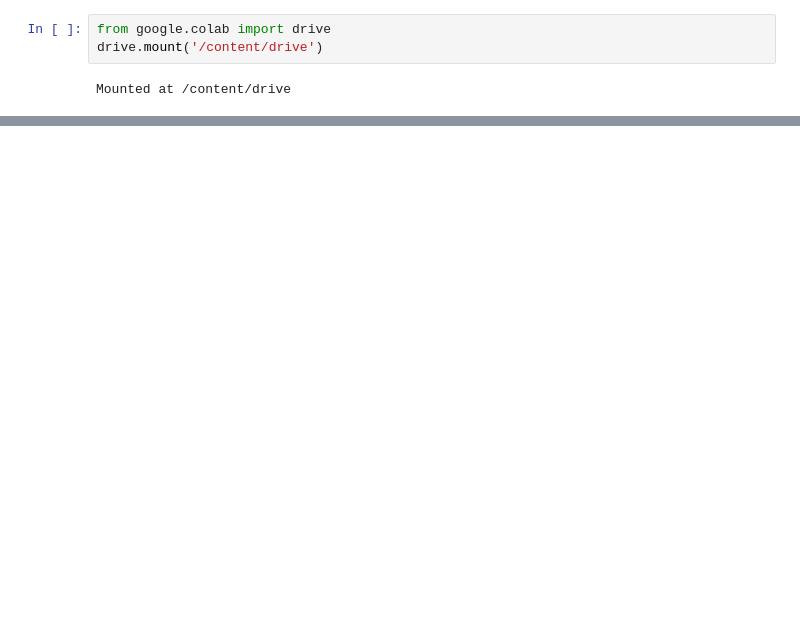
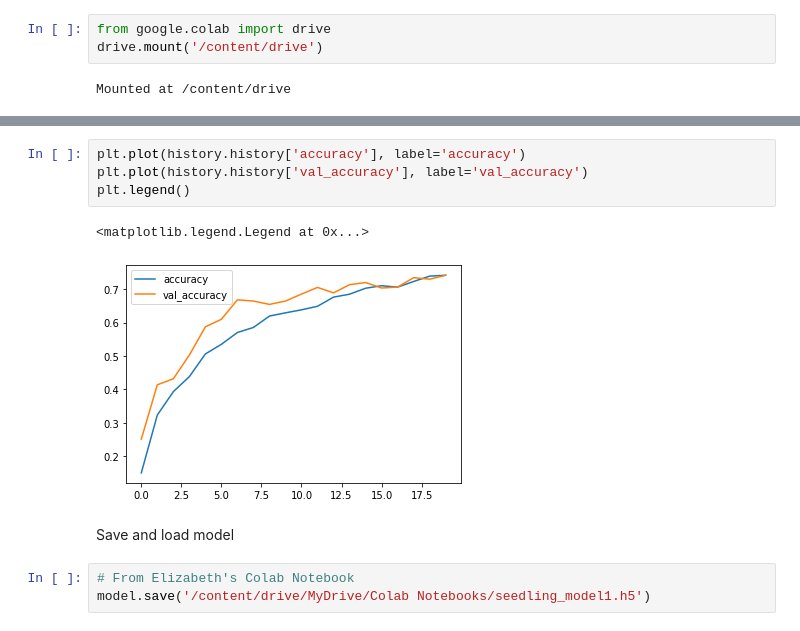
Before and after one commit to elizabeth-feldeverd/seedling_sorter, a Jupyter notebook: notebooks/seedling_sorter.ipynb, the cells around one changed output, grey strips where cells are left out. Cells and saved outputs as stored; diff of their text form; blank space fills up the shorter version.

```diff
--- a/notebooks/seedling_sorter.ipynb
+++ b/notebooks/seedling_sorter.ipynb
@@ -102,0 +186,12 @@ AttributeError: ignored
+# %%
+plt.plot(history.history['accuracy'], label='accuracy')
+plt.plot(history.history['val_accuracy'], label='val_accuracy')
+plt.legend()
+# %% [output]
+<matplotlib.legend.Legend at 0x...>
+[figure, added]
+# %% [markdown]
+Save and load model
+# %%
+# From Elizabeth's Colab Notebook
+model.save('/content/drive/MyDrive/Colab Notebooks/seedling_model1.h5')
```
Also changed, not shown: parts of 39 cells of this notebook.
